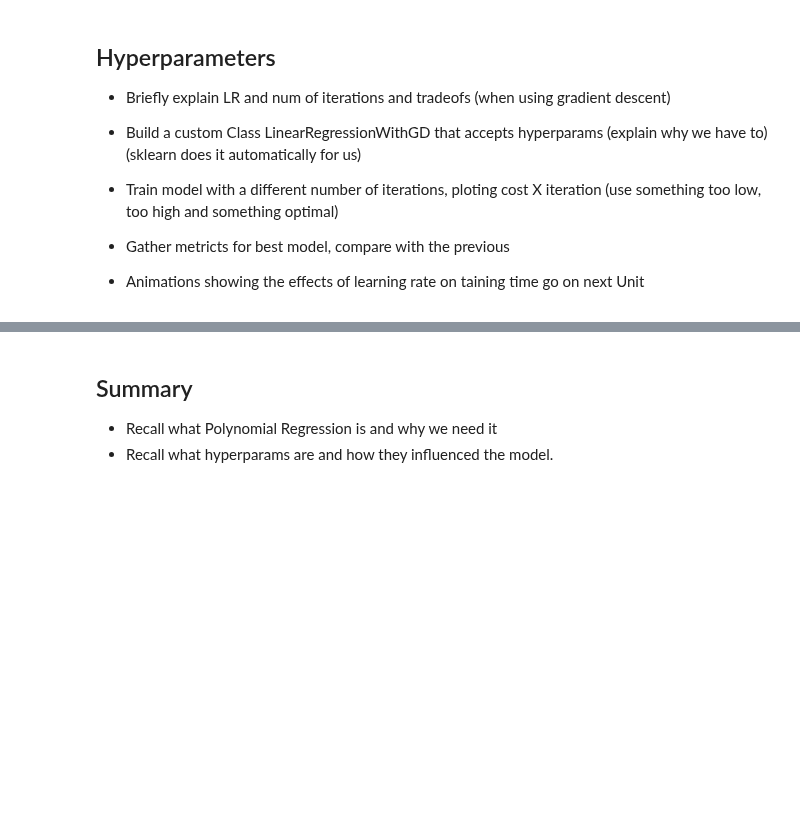
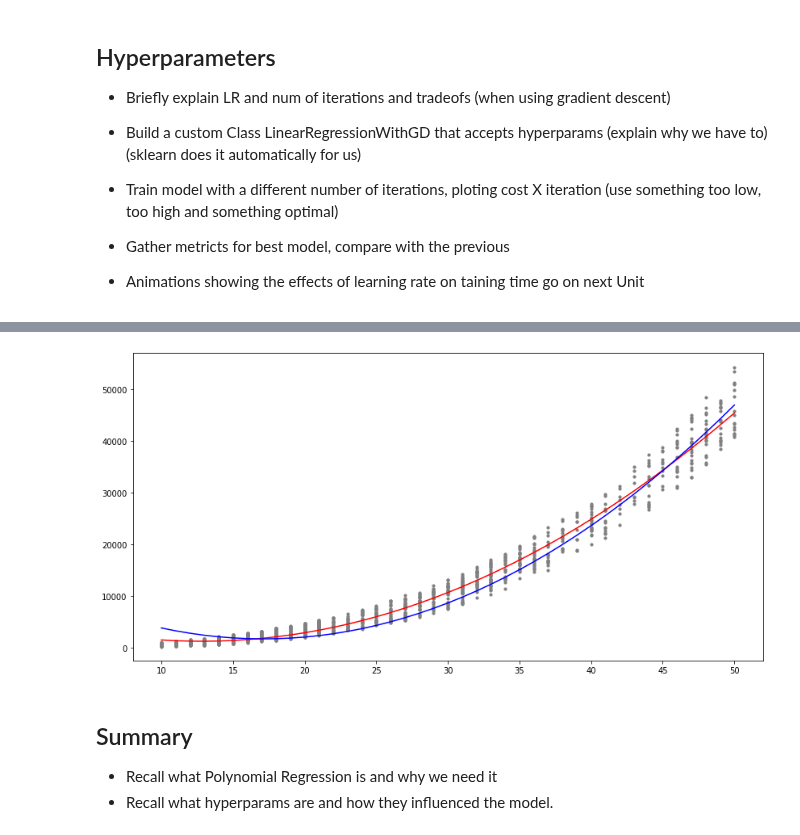
Before and after one commit to MicrosoftDocs/mslearn-introduction-to-machine-learning, a Jupyter notebook: 1b - unit 03.ipynb, the cells around one changed output, grey strips where cells are left out. Saved outputs shown, nothing was run; the diff lists cells and outputs as text; code cells hidden in the pictures; blank space fills up the shorter version.

Commit message:
1b - Unit 3 - Uses a segregated polynomial Linear Regression Class to encapsulate logic and normalization

```diff
--- a/1b - unit 03.ipynb
+++ b/1b - unit 03.ipynb
@@ -196,3 +109,35 @@ The array of weights is [-16531.71018164  60091.33920265]
+# %%
+
+# Use a custom Polynomial Linear Regression implementation
+import PolynomialLinearRegression as plr
+
+
+
+X = dataset["Account Age"].values.reshape(-1,1)
+y = dataset["Total Accrued"].values  #.reshape(-1,1)
+
+# Initialize and train model
+# setting values for learning rate and number of iterations
+model2 = plr.PolynomialLinearRegression()
+weights, J_history = model2.fit(X, y, learning_rate=0.01, num_iters=300)
+
+
+# Generate predictins based on original dataset
+y_hat2 = model2.predict(X)
+
+# Plot previous and new predictions over datapoints
+f = plt.figure()
+f.set_figwidth(14)
+f.set_figheight(7)
+plt.scatter(X, y, s=10, color="gray")
+sort_axis = operator.itemgetter(0)
+sorted_zip = sorted(zip(X,y_hat2), key=sort_axis)
+X, y_hat2 = zip(*sorted_zip)
+plt.plot(X, y_hat, color="red")
+plt.plot(X, y_hat2, color="blue")
+plt.show()
+# %% [output]
+[figure, added]
 # %% [markdown]
 ## Summary
 
```
Also changed, not shown: parts of 1 cell of this notebook, 3 other files.
